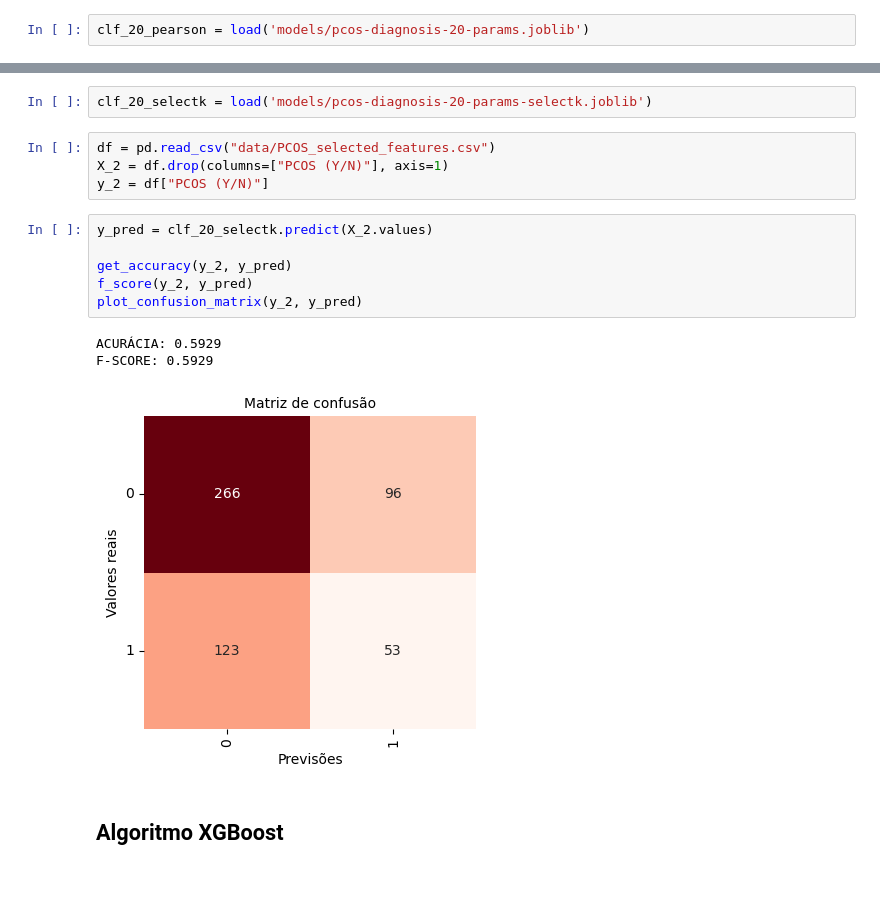
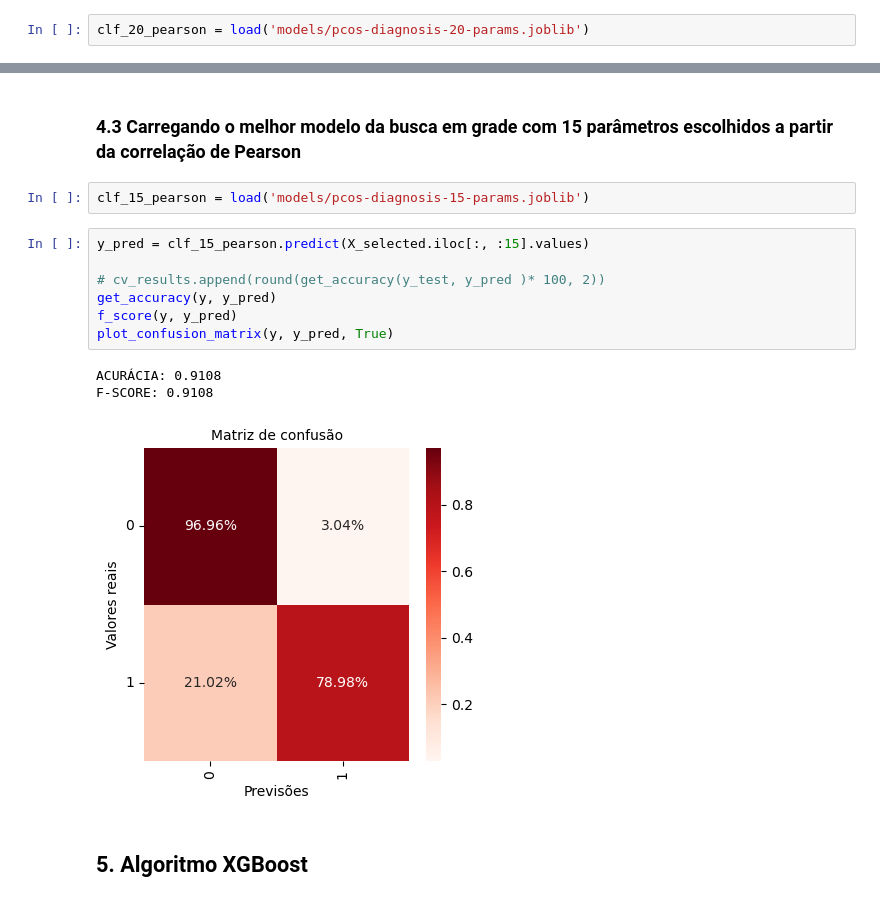
Before and after one commit to melinnediniz/RNA-AA3, a Jupyter notebook: testing_models_and_xgboost.ipynb, the cells around one changed output, grey strips where cells are left out. Cells and saved outputs as stored; diff of their text form.

```diff
--- a/testing_models_and_xgboost.ipynb
+++ b/testing_models_and_xgboost.ipynb
@@ -132,18 +135,17 @@ F-SCORE: 0.9238
-# %%
-clf_20_selectk = load('models/pcos-diagnosis-20-params-selectk.joblib')
-# %%
-df = pd.read_csv("data/PCOS_selected_features.csv")
-X_2 = df.drop(columns=["PCOS (Y/N)"], axis=1)
-y_2 = df["PCOS (Y/N)"]
-# %%
-y_pred = clf_20_selectk.predict(X_2.values)
-
-get_accuracy(y_2, y_pred)
-f_score(y_2, y_pred)
-plot_confusion_matrix(y_2, y_pred)
-# %% [output]
-ACURÁCIA: 0.5929
-F-SCORE: 0.5929
-[figure, removed]
+# %% [markdown]
+### 4.3 Carregando o melhor modelo da busca em grade com 15 parâmetros escolhidos a partir da correlação de Pearson
+# %%
+clf_15_pearson = load('models/pcos-diagnosis-15-params.joblib')
+# %%
+y_pred = clf_15_pearson.predict(X_selected.iloc[:, :15].values)
+
+# cv_results.append(round(get_accuracy(y_test, y_pred )* 100, 2))
+get_accuracy(y, y_pred)
+f_score(y, y_pred)
+plot_confusion_matrix(y, y_pred, True)
+# %% [output]
+ACURÁCIA: 0.9108
+F-SCORE: 0.9108
+[figure, added]
 # %% [markdown]
-## Algoritmo XGBoost
+## 5. Algoritmo XGBoost
```
Also changed, not shown: parts of 42 cells of this notebook, 10 other files.
